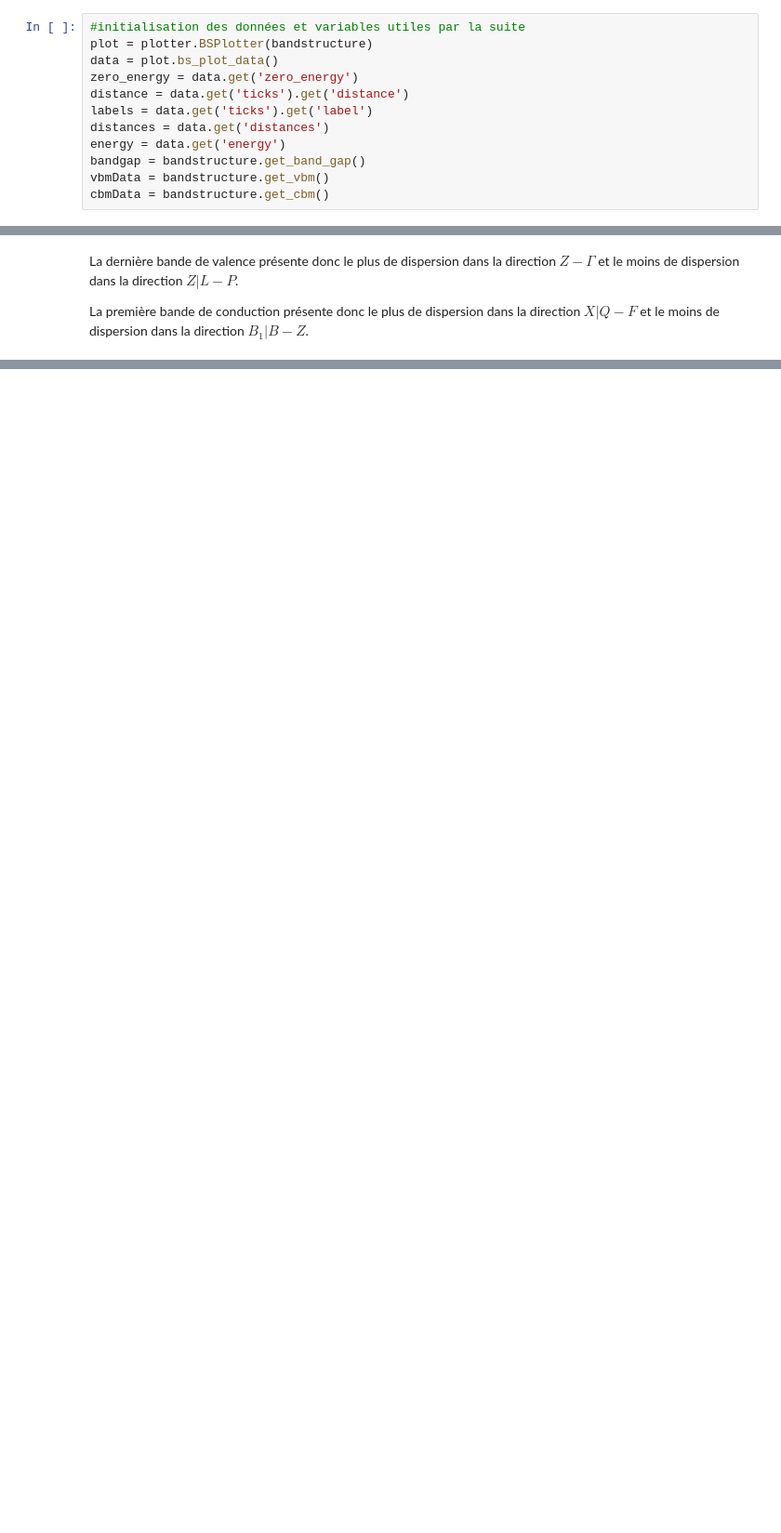
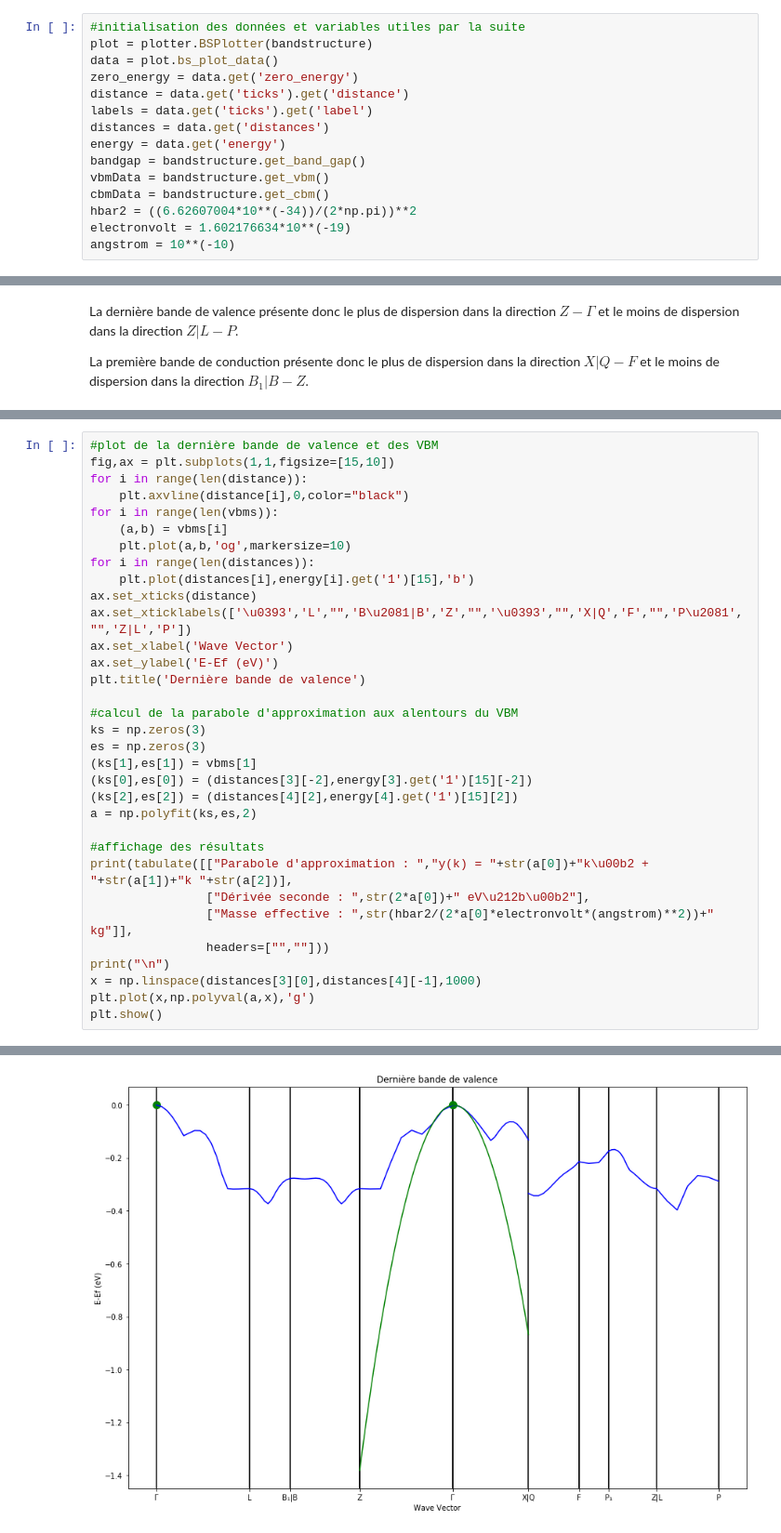
Before and after one commit to anmoureaux/lmapr1492, a Jupyter notebook: bands.ipynb, the cells around one changed output, grey strips where cells are left out. Shown at 93% size. Drawn from its saved outputs; the diff is of its cells as text; blank space fills up the shorter version.

```diff
--- a/bands.ipynb
+++ b/bands.ipynb
@@ -31,6 +31,9 @@ energy = data.get('energy')
 bandgap = bandstructure.get_band_gap()
 vbmData = bandstructure.get_vbm()
 cbmData = bandstructure.get_cbm()
+hbar2 = ((6.62607004*10**(-34))/(2*np.pi))**2
+electronvolt = 1.602176634*10**(-19)
+angstrom = 10**(-10)
 # %% [markdown]
 ## Analyse de la bande interdite
 # %%
@@ -168,0 +174,34 @@ La première bande de conduction présente donc le plus de dispersion dans la di
+# %%
+#plot de la dernière bande de valence et des VBM
+fig,ax = plt.subplots(1,1,figsize=[15,10])
+for i in range(len(distance)):
+	plt.axvline(distance[i],0,color="black")
+for i in range(len(vbms)):
+	(a,b) = vbms[i]
+	plt.plot(a,b,'og',markersize=10)
+for i in range(len(distances)):
+	plt.plot(distances[i],energy[i].get('1')[15],'b')
+ax.set_xticks(distance)
+ax.set_xticklabels(['\u0393','L',"",'B\u2081|B','Z',"",'\u0393',"",'X|Q','F',"",'P\u2081',"",'Z|L','P'])
+ax.set_xlabel('Wave Vector')
+ax.set_ylabel('E-Ef (eV)')
+plt.title('Dernière bande de valence')
+
+#calcul de la parabole d'approximation aux alentours du VBM
+ks = np.zeros(3)
+es = np.zeros(3)
+(ks[1],es[1]) = vbms[1]
+(ks[0],es[0]) = (distances[3][-2],energy[3].get('1')[15][-2])
+(ks[2],es[2]) = (distances[4][2],energy[4].get('1')[15][2])
+a = np.polyfit(ks,es,2)
+
+#affichage des résultats
+print(tabulate([["Parabole d'approximation : ","y(k) = "+str(a[0])+"k\u00b2 + "+str(a[1])+"k "+str(a[2])],
+	            ["Dérivée seconde : ",str(2*a[0])+" eV\u212b\u00b2"],
+                ["Masse effective : ",str(hbar2/(2*a[0]*electronvolt*(angstrom)**2))+" kg"]],
+	            headers=["",""]))
+print("\n")
+x = np.linspace(distances[3][0],distances[4][-1],1000)
+plt.plot(x,np.polyval(a,x),'g')
+plt.show()
+# %% [output]
@@ -168,0 +212 @@ La première bande de conduction présente donc le plus de dispersion dans la di
+[figure, added]
```
Also changed, not shown: parts of 5 cells of this notebook.
